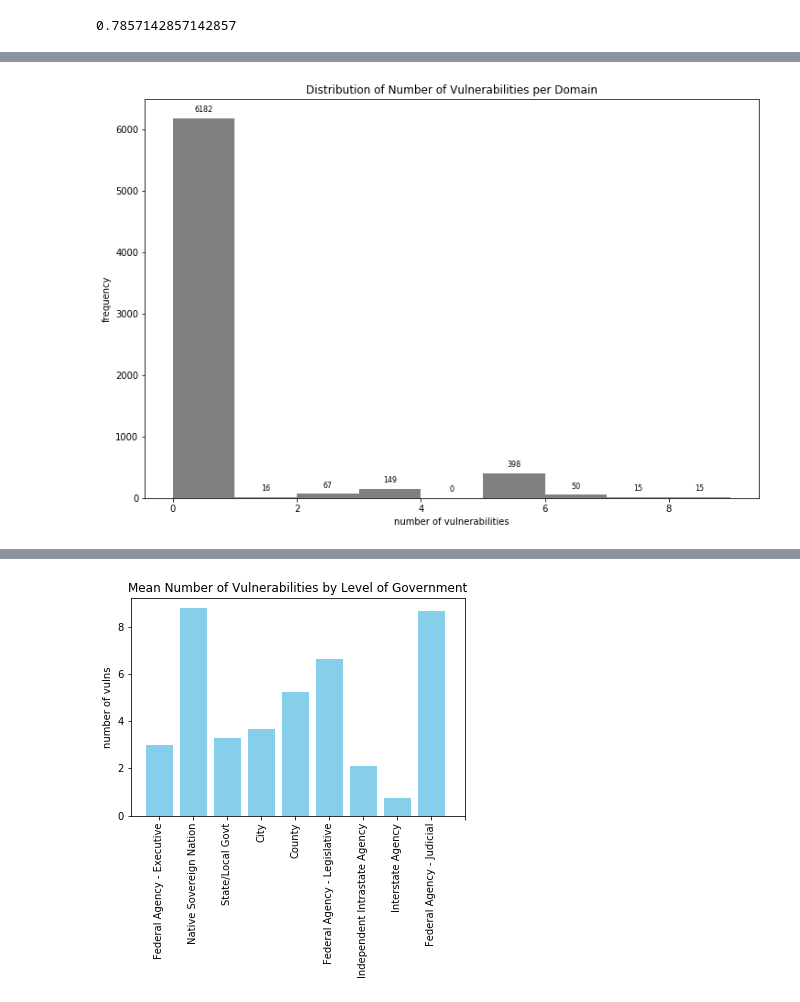
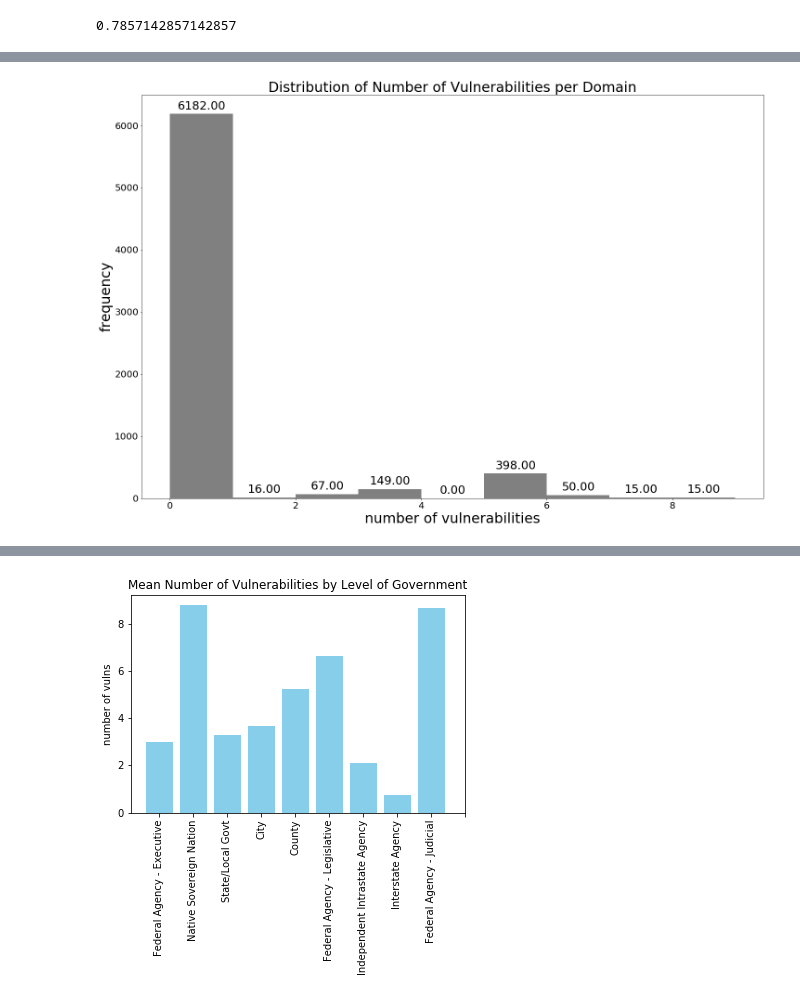
Before and after one commit to njohnson99/vulnerable-us-gov, a Jupyter notebook: nari-viz.ipynb, the cells around one changed output, grey strips where cells are left out. Saved outputs shown, nothing was run; the diff lists cells and outputs as text; code cells hidden in the pictures.

```diff
--- a/nari-viz.ipynb
+++ b/nari-viz.ipynb
@@ -121,7 +133,7 @@ def add_value_labels(ax, spacing=5):
             va = 'top'
 
         # Use Y value as label and format number with one decimal place
-        label = "{:.0f}".format(y_value)
+        label = "{:.2f}".format(y_value)
 
         # Create annotation
         ax.annotate(
@@ -130,7 +142,7 @@ def add_value_labels(ax, spacing=5):
             xytext=(0, space),          # Vertically shift label by `space`
             textcoords="offset points", # Interpret `xytext` as offset in points
             ha='center',                # Horizontally center label
-            va=va, size=8)                      # Vertically align label differently for
+            va=va, size=25)                      # Vertically align label differently for
                                         # positive and negative values.
 
 
@@ -181,19 +203,24 @@ plt.show()
 # %%
 #a zoomed in histogram for just 1 through 10 vulnerabilities
 df_l10 = df.loc[df['n_vulns'] < 10]
 binwidth = 1
 
-plt.figure(figsize=(12, 8))
+plt.figure(figsize=(24,16))
 ax = (df_l10['n_vulns']).plot(kind='hist', color='gray', bins=range(min(df_l10['n_vulns']), max(df_l10['n_vulns']) + binwidth, binwidth))
-ax.set_title('Distribution of Number of Vulnerabilities per Domain')
-ax.set_xlabel('number of vulnerabilities')
-ax.set_ylabel('frequency')
+ax.set_title('Distribution of Number of Vulnerabilities per Domain', size=30)
+ax.set_xlabel('number of vulnerabilities', size=30)
+ax.set_ylabel('frequency', size=30)
 #ax.set_xticklabels(short_labels)
+#ax.set_fontsize(30)
 add_value_labels(ax)
+ax.tick_params(labelsize=20)
+
 #plt.savefig("mean_by_level.png")
+plt.savefig("nvulns_NEWD.png",bbox_inches='tight')
+
 plt.show()
 # %% [output]
-[figure, old version]
+[figure, new version]
 # %%
 binwidth = 5
 
```
Also changed, not shown: parts of 9 cells of this notebook.
